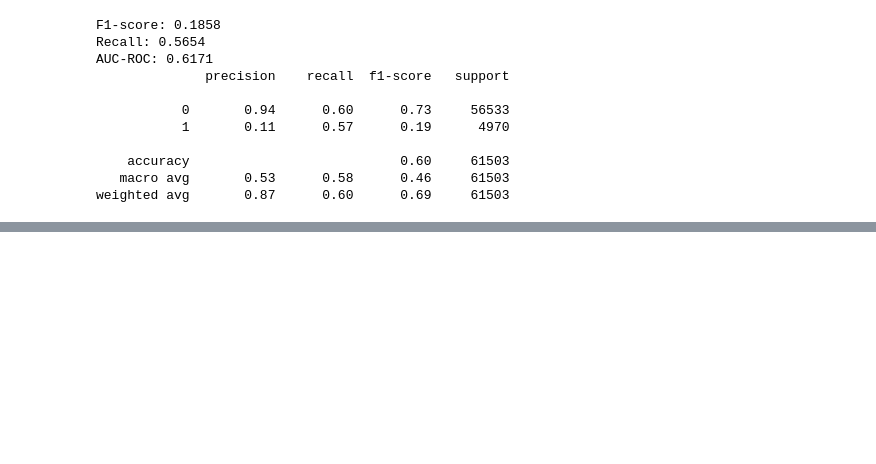
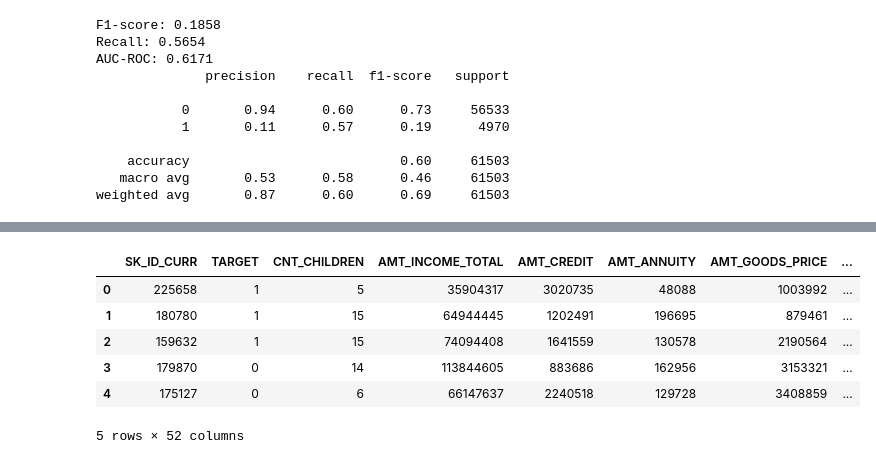
Before and after one commit to No-Country-simulation/c23-16-data, a Jupyter notebook: RF_and_stacking.ipynb, the cells around one changed output, grey strips where cells are left out. Saved outputs shown, nothing was run; the diff lists cells and outputs as text; code cells hidden in the pictures; blank space fills up the shorter version.

```diff
--- a/RF_and_stacking.ipynb
+++ b/RF_and_stacking.ipynb
@@ -351,0 +383,19 @@ Baja AUC-ROC (0.6171) ---> Indica que el modelo apenas supera el azar.
+# %%
+#Creamos un nuevo cliente a partir de los valores obtenidos en el DF:
+random_data = {}
+
+for col in df_train.columns:
+       # Generamos un valor aleatorio entre el mínimo y máximo de esa columna
+        min_val, max_val = df_train[col].min(), df_train[col].max()
+        random_data[col] = np.random.randint(min_val, max_val+1, size=50000)
+
+df_random = pd.DataFrame(random_data)
+df_random.head()
+# %% [output]
+|  | SK_ID_CURR | TARGET | CNT_CHILDREN | AMT_INCOME_TOTAL | AMT_CREDIT | AMT_ANNUITY | AMT_GOODS_PRICE | ... |
+| 0 | 225658 | 1 | 5 | 35904317 | 3020735 | 48088 | 1003992 | ... |
+| 1 | 180780 | 1 | 15 | 64944445 | 1202491 | 196695 | 879461 | ... |
+| 2 | 159632 | 1 | 15 | 74094408 | 1641559 | 130578 | 2190564 | ... |
+| 3 | 179870 | 0 | 14 | 113844605 | 883686 | 162956 | 3153321 | ... |
+| 4 | 175127 | 0 | 6 | 66147637 | 2240518 | 129728 | 3408859 | ... |
+5 rows × 52 columns
```
Also changed, not shown: parts of 5 cells of this notebook, 1 other file.
